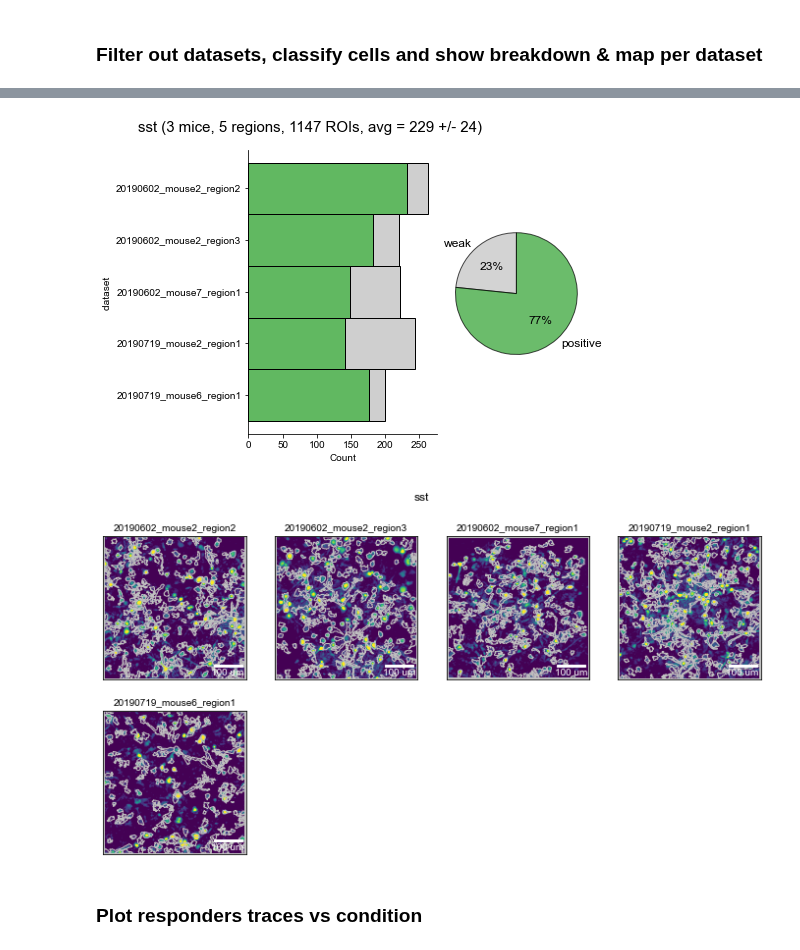
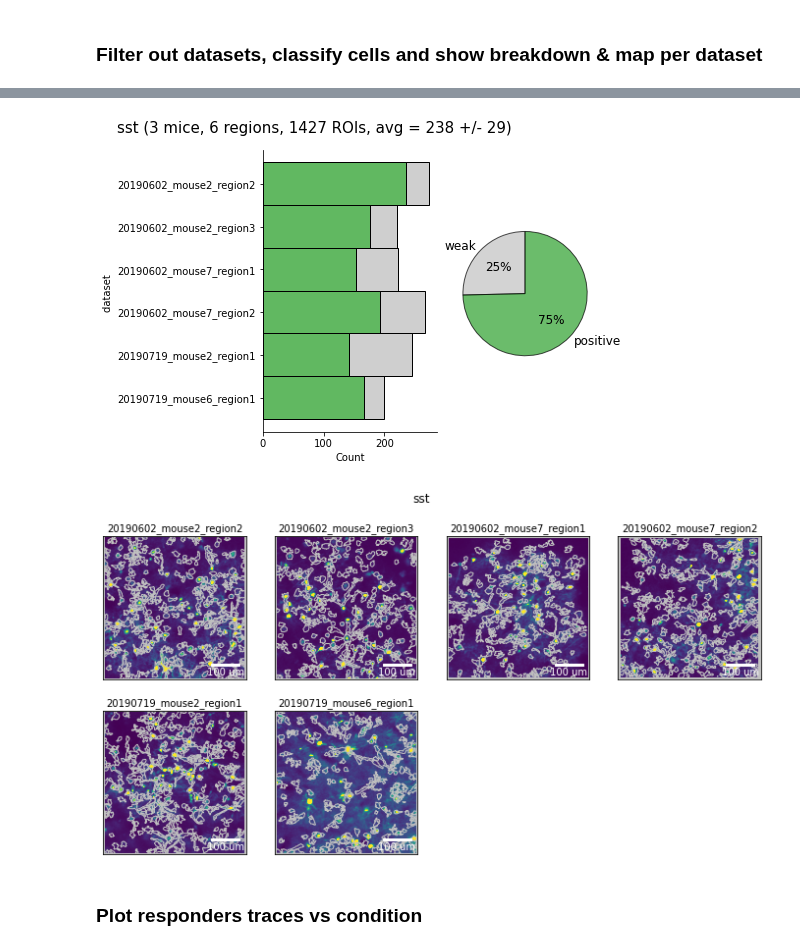
Before and after one commit to shohamlab/usnm2p, a Jupyter notebook: buzzer_analysis.ipynb, the cells around one changed output, grey strips where cells are left out. Cells and saved outputs as stored; diff of their text form; code cells hidden in the pictures.

```diff
--- a/buzzer_analysis.ipynb
+++ b/buzzer_analysis.ipynb
@@ -34,6 +34,7 @@ analysis_type = 'buzzer'  # Analysis type
 mouseline = 'sst' # Mouse line
 layer = None  # cortical layer
 slack_notify = False
+global_correction = GLOBAL_CORRECTION  # global stack correction method
 kalman_gain = KALMAN_GAIN  # gain of Kalman filter
 neuropil_scaling_coeff = NEUROPIL_SCALING_COEFF  # scaling coefficient for neuropil subtraction
 baseline_quantile = BASELINE_QUANTILE  # evaluation quantile for baseline computation
@@ -45,12 +46,16 @@ directional = DIRECTIONAL_DETECTION  # whether to look for directional (i.e. pos
 # %% [markdown]
 ### Derived parameters
 # %%
+# If global correction is dictionary, extract line-specific method
+if isinstance(global_correction, dict):
+    global_correction = global_correction[mouseline]
+
 # Get batch-related settings
-dataset_group_id, processed_dir, figsdir, figs_suffix = get_batch_settings(
-    analysis_type, mouseline, layer, kalman_gain, neuropil_scaling_coeff,
+dataset_group_id, input_dir, figsdir, figs_suffix = get_batch_settings(
+    analysis_type, mouseline, layer, global_correction, kalman_gain, neuropil_scaling_coeff,
     baseline_quantile, baseline_wquantile, baseline_wsmoothing,
     trial_aggfunc, ykey_classification, directional)
-baseline_quantile_str = 'adaptive' if baseline_quantile is None else f'{baseline_quantile:.2f}'
+baseline_id = get_baseline_id(baseline_quantile, baseline_wquantile, baseline_wsmoothing)
 
 # Derive output metrics of interest
 outkey = get_change_key(ykey_classification)
@@ -74,9 +79,7 @@ figs['dataset_info'] = plot_table({
     'layer': layer,
     'kalman gain': kalman_gain,
     'neuropil scaling coefficient': neuropil_scaling_coeff,
-    'baseline quantile filter length': f'{baseline_wquantile} s',
-    'baseline evaluation quantile': baseline_quantile_str,
-    'baseline gaussian filter length': f'{baseline_wsmoothing} s',
+    'baseline method': baseline_id,
     'aggregation method': trial_aggfunc.__name__,
     'classification variable': ykey_classification,
     'classification type': f"{'' if directional else 'non '}directional"
@@ -101,10 +104,10 @@ exclude_patterns = {
 on_duplicate_runs = 'pass'
 
 # Load datasets
-logger.info(f'loading data from {processed_dir}:')
+logger.info(f'loading data from {input_dir}:')
 data = load_processed_datasets(
-    processed_dir, layer=layer, include_mode='any',
-    exclude_patterns=exclude_patterns,
+    input_dir, layer=layer, include_mode='any',
+    # exclude_patterns=exclude_patterns,
     on_duplicate_runs=on_duplicate_runs,
     harmonize_runs=False,
     condition='buzzer')
@@ -174,7 +176,7 @@ figs['rtype dist per mousereg'] = plot_cellcounts(trialagg_stats, title=mouselin
 # Plot cell maps
 figs['cellmaps'] = plot_fields_of_view(
     map_ops,
-    refkey='Vmap0',  #'Vcorr',
+    refkey='max_proj',
     Fstats=trialagg_stats,
     ROI_masks=ROI_masks,
     title=mouseline,
@@ -200,5 +202,5 @@ figs['cellmaps'] = plot_fields_of_view(
-[figure, old version]
+[figure, new version]
-[figure, old version]
+[figure, new version]
 # %% [markdown]
 ### Plot responders traces vs condition
 # %%
```
Also changed, not shown: parts of 8 cells of this notebook, 2 other files.
